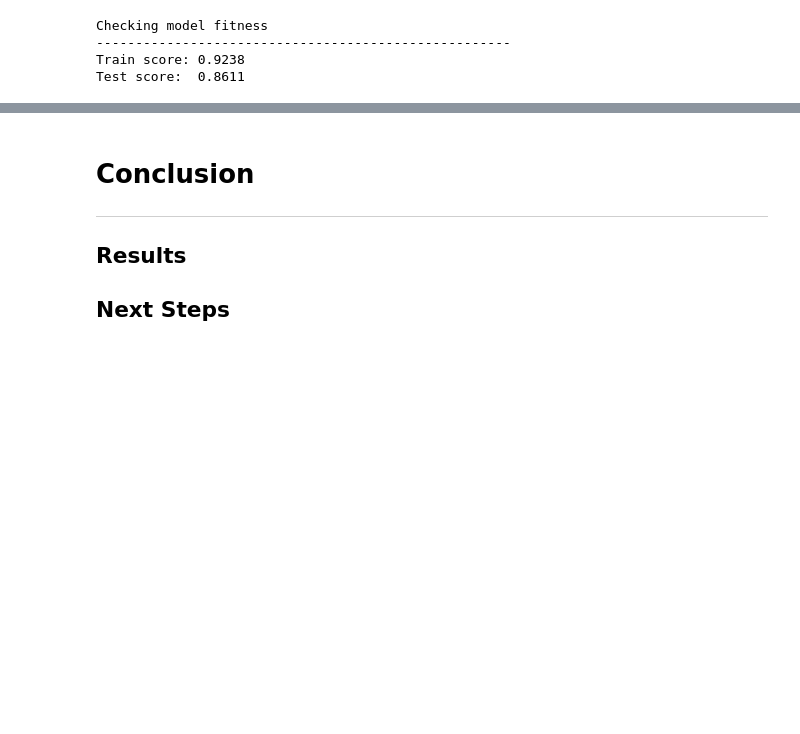
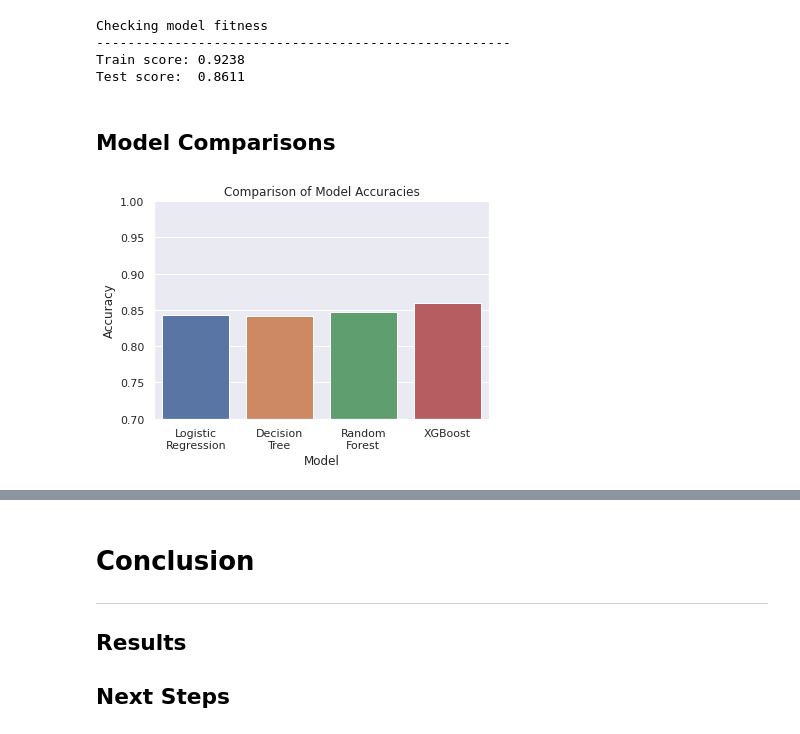
Before and after one commit to tjkyner/australian-rain-prediction, a Jupyter notebook: notebook.ipynb, the cells around one changed output, grey strips where cells are left out. Drawn from its saved outputs; the diff is of its cells as text; code cells hidden in the pictures; blank space fills up the shorter version.

Commit message:
model comparisons

```diff
--- a/notebook.ipynb
+++ b/notebook.ipynb
@@ -1266,3 +1266,18 @@ Checking model fitness
 -----------------------------------------------------
 Train score: 0.9238
 Test score:  0.8611
+# %% [markdown]
+## Model Comparisons
+# %%
+models = [logreg_gs, clf_gs, rf_gs_saved, xgb_gs_saved]
+
+sns.barplot(x=['Logistic\nRegression', 'Decision\nTree', 'Random\nForest', 'XGBoost'],
+            y=[model.best_score_ for model in models]
+           )
+plt.xlabel('Model')
+plt.ylabel('Accuracy')
+plt.ylim(0.7, 1.0)
+plt.title('Comparison of Model Accuracies')
+plt.savefig('images/model_accuracies.png', facecolor='white', dpi=100);
+# %% [output]
+[figure, added]
```
Also changed, not shown: parts of 1 cell of this notebook, 2 other files.
